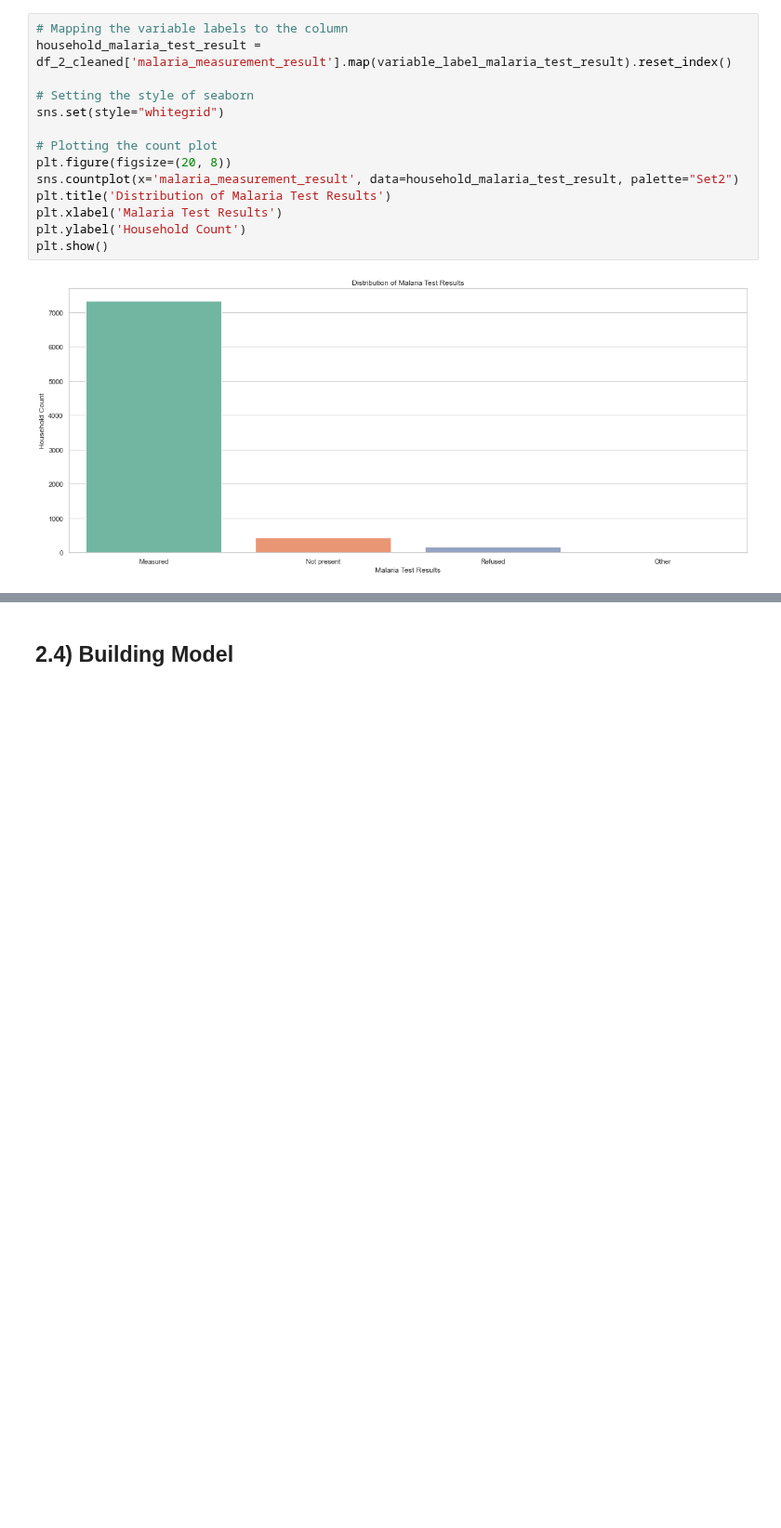
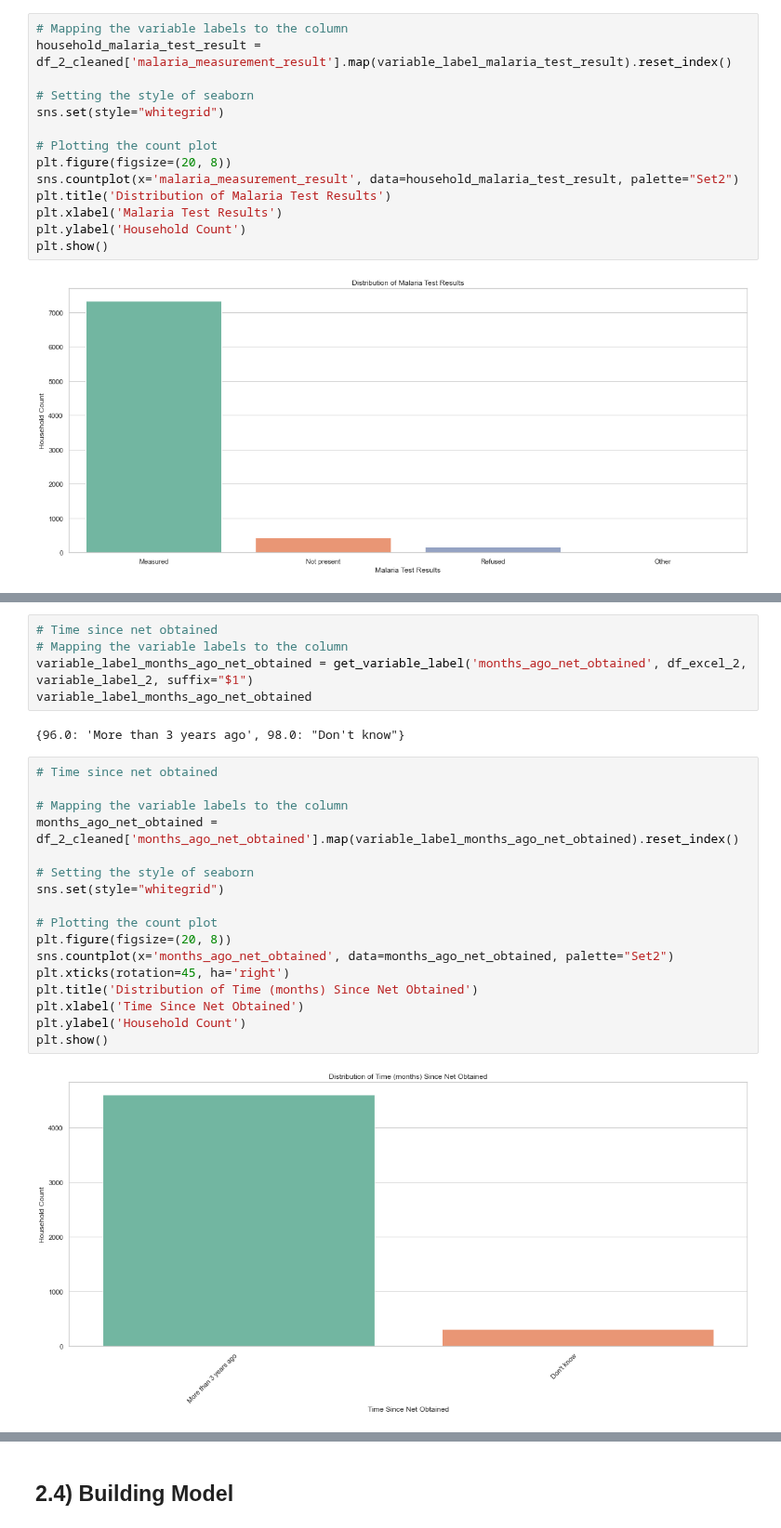
Before and after one commit to Dominic-Mu/dsc-phase-5-group-14-project, a Jupyter notebook: index.ipynb, the cells around one changed output, grey strips where cells are left out. Shown at 93% size. Cells and saved outputs as stored; diff of their text form; blank space fills up the shorter version.

```diff
--- a/index.ipynb
+++ b/index.ipynb
@@ -846,0 +876,26 @@ plt.show()
+# %%
+# Time since net obtained
+# Mapping the variable labels to the column
+variable_label_months_ago_net_obtained = get_variable_label('months_ago_net_obtained', df_excel_2, variable_label_2, suffix="$1")
+variable_label_months_ago_net_obtained
+# %% [output]
+{96.0: 'More than 3 years ago', 98.0: "Don't know"}
+# %%
+# Time since net obtained
+
+# Mapping the variable labels to the column
+months_ago_net_obtained = df_2_cleaned['months_ago_net_obtained'].map(variable_label_months_ago_net_obtained).reset_index()
+
+# Setting the style of seaborn
+sns.set(style="whitegrid")
+
+# Plotting the count plot
+plt.figure(figsize=(20, 8))
+sns.countplot(x='months_ago_net_obtained', data=months_ago_net_obtained, palette="Set2")
+plt.xticks(rotation=45, ha='right')
+plt.title('Distribution of Time (months) Since Net Obtained')
+plt.xlabel('Time Since Net Obtained')
+plt.ylabel('Household Count')
+plt.show()
+# %% [output]
+[figure, added]
```
Also changed, not shown: parts of 20 cells of this notebook, 3 other files.
